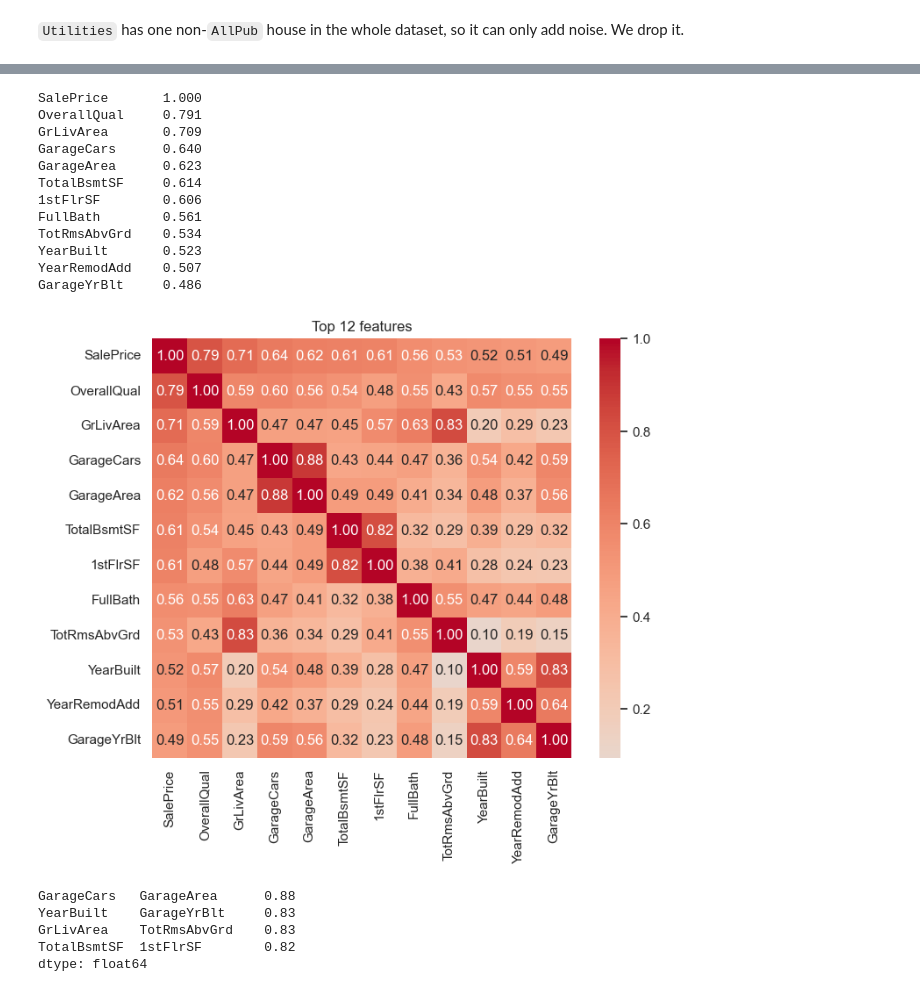
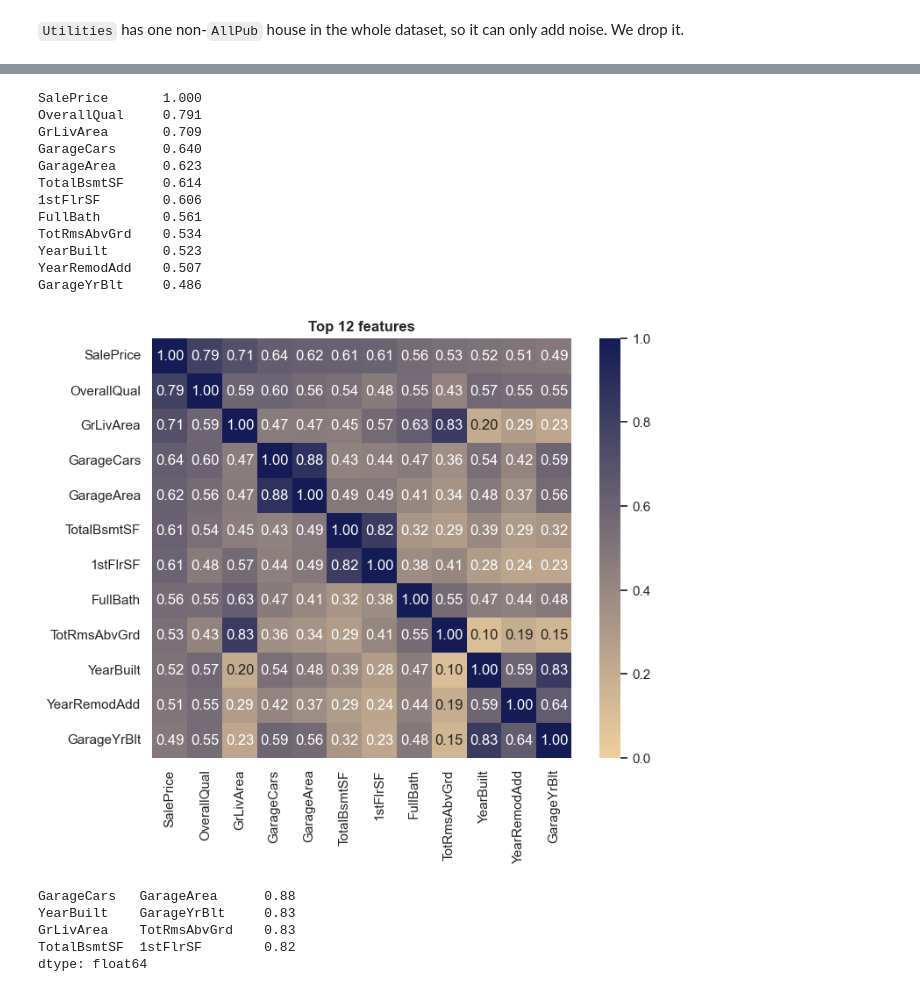
Before and after one commit to siddharthyashkukreja-cloud/smu_programming_group, a Jupyter notebook: ACCT682_Housing_prices.ipynb, the cells around one changed output, grey strips where cells are left out. Drawn from its saved outputs; the diff is of its cells as text; code cells hidden in the pictures.

```diff
--- a/ACCT682_Housing_prices.ipynb
+++ b/ACCT682_Housing_prices.ipynb
@@ -156,22 +192,29 @@ plt.tight_layout()
 # %%
+from matplotlib.colors import LinearSegmentedColormap
+
 corr = train.corr(numeric_only=True)["SalePrice"].sort_values(ascending=False)
 print(corr.head(12).round(3).to_string())
+top = corr.head(12).index
 
-top = corr.head(12).index
+smu_branding = LinearSegmentedColormap.from_list(
+    "brand_diverging",
+    ["#C0392B", "#EFD09E", "#151C55"]  # red -> gold -> navy
+)
+
 plt.figure(figsize=(8, 6.5))
-sns.heatmap(train[top].corr(), annot=True, fmt=".2f", cmap="coolwarm", center=0, square=True)
-plt.title("Top 12 features"); plt.tight_layout()
+sns.heatmap(train[top].corr(), annot=True, fmt=".2f", cmap=smu_branding, center=0,vmin=0, square=True)
+plt.title("Top 12 features",fontsize=12, fontweight="bold" ); plt.tight_layout()
 # %% [output]
 SalePrice       1.000
 OverallQual     0.791
 GrLivArea       0.709
 GarageCars      0.640
 GarageArea      0.623
 TotalBsmtSF     0.614
 1stFlrSF        0.606
 FullBath        0.561
 TotRmsAbvGrd    0.534
 YearBuilt       0.523
 YearRemodAdd    0.507
 GarageYrBlt     0.486
-[figure, old version]
+[figure, new version]
```
Also changed, not shown: parts of 24 cells of this notebook, 2 other files.
